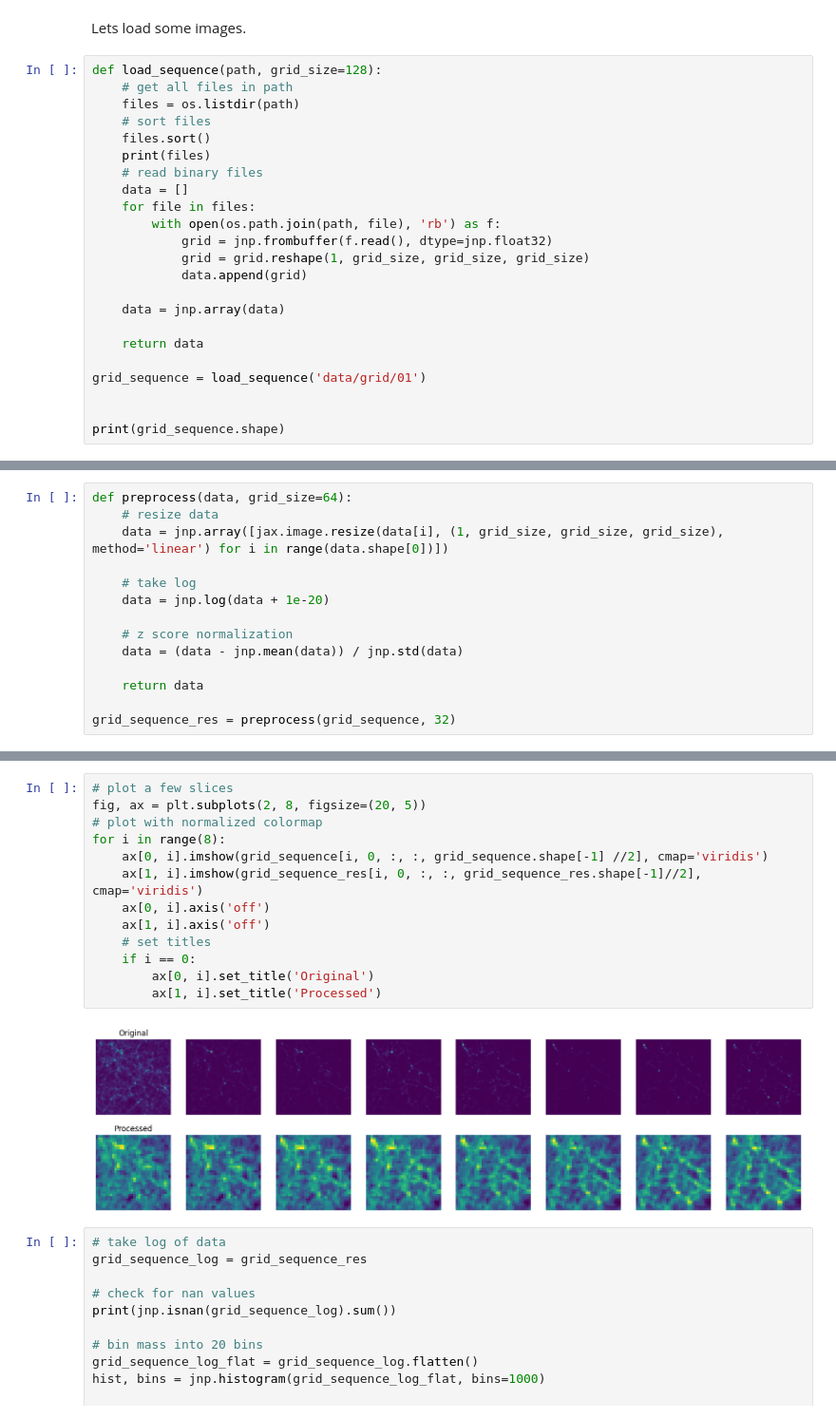
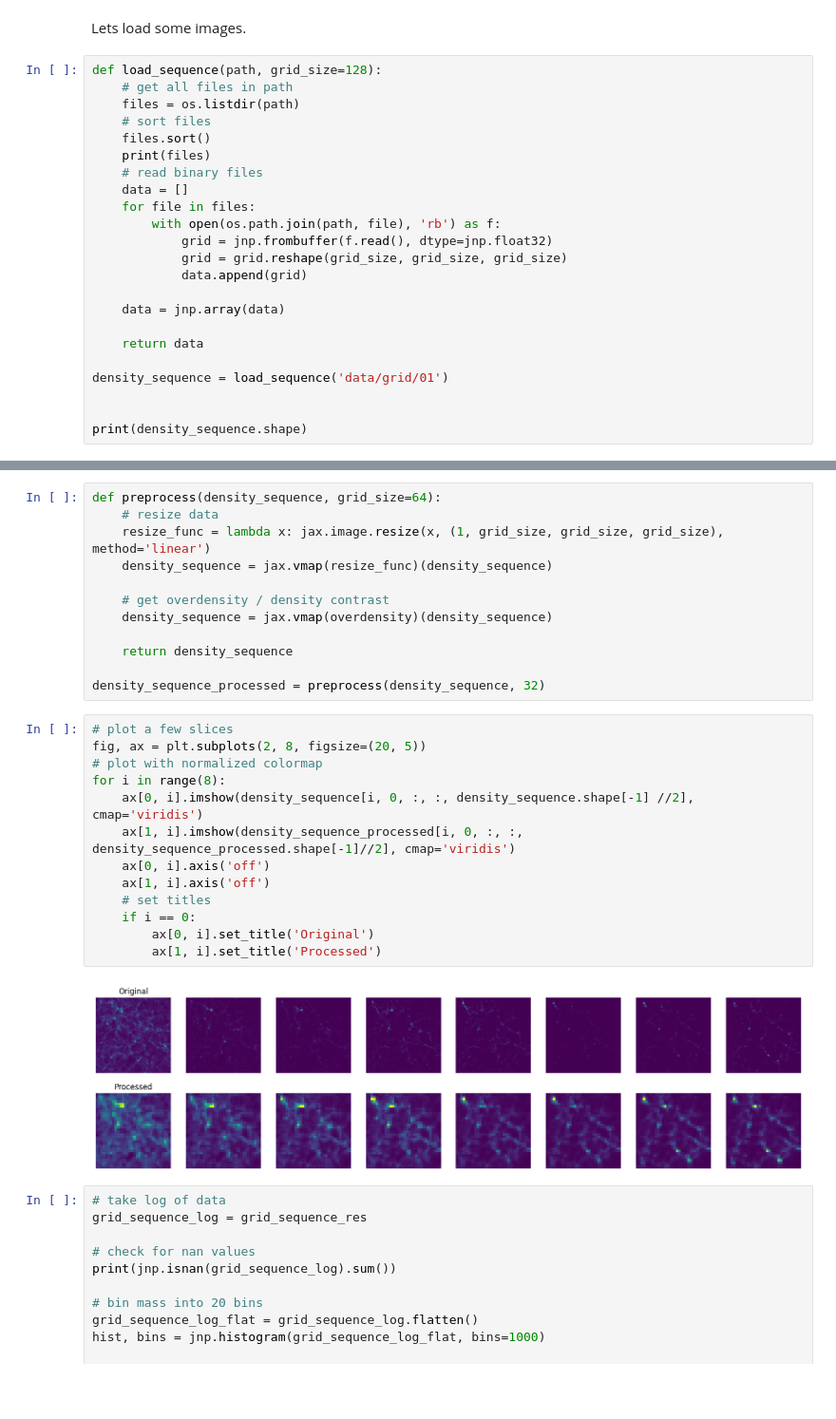
Before and after one commit to andrinr/IC-prediction, a Jupyter notebook: unet.ipynb, the cells around one changed output, grey strips where cells are left out. Shown: that part at 95% size. Saved outputs shown, nothing was run; the diff lists cells and outputs as text; blank space fills up the shorter version.

```diff
--- a/unet.ipynb
+++ b/unet.ipynb
@@ -17,16 +17,16 @@ def load_sequence(path, grid_size=128):
     for file in files:
         with open(os.path.join(path, file), 'rb') as f:
             grid = jnp.frombuffer(f.read(), dtype=jnp.float32)
-            grid = grid.reshape(1, grid_size, grid_size, grid_size)
+            grid = grid.reshape(grid_size, grid_size, grid_size)
             data.append(grid)
 
     data = jnp.array(data)
 
     return data
 
-grid_sequence = load_sequence('data/grid/01')
+density_sequence = load_sequence('data/grid/01')
 
 
-print(grid_sequence.shape)
+print(density_sequence.shape)
 # %% [output]
 ['example.00005.0', 'example.00010.0', 'example.00015.0', 'example.00020.0', 'example.00025.0', 'example.00030.0', 'example.00035.0', 'example.00040.0', 'example.00045.0', 'example.00050.0', 'example. ...
@@ -34,14 +33,0 @@ print(grid_sequence.shape)
-# %%
-def preprocess(data, grid_size=64):
-    # resize data
-    data = jnp.array([jax.image.resize(data[i], (1, grid_size, grid_size, grid_size), method='linear') for i in range(data.shape[0])])
-
-    # take log
-    data = jnp.log(data + 1e-20)
-
-    # z score normalization
-    data = (data - jnp.mean(data)) / jnp.std(data)
-
-    return data
-
-grid_sequence_res = preprocess(grid_sequence, 32)
@@ -48,18 +83,30 @@ grid_sequence_res = preprocess(grid_sequence, 32)
+# %%
+def preprocess(density_sequence, grid_size=64):
+    # resize data
+    resize_func = lambda x: jax.image.resize(x, (1, grid_size, grid_size, grid_size), method='linear')
+    density_sequence = jax.vmap(resize_func)(density_sequence)
+
+    # get overdensity / density contrast
+    density_sequence = jax.vmap(overdensity)(density_sequence)
+
+    return density_sequence
+
+density_sequence_processed = preprocess(density_sequence, 32)
 # %%
 # plot a few slices
 fig, ax = plt.subplots(2, 8, figsize=(20, 5))
 # plot with normalized colormap
 for i in range(8):
-    ax[0, i].imshow(grid_sequence[i, 0, :, :, grid_sequence.shape[-1] //2], cmap='viridis')
-    ax[1, i].imshow(grid_sequence_res[i, 0, :, :, grid_sequence_res.shape[-1]//2], cmap='viridis')
+    ax[0, i].imshow(density_sequence[i, 0, :, :, density_sequence.shape[-1] //2], cmap='viridis')
+    ax[1, i].imshow(density_sequence_processed[i, 0, :, :, density_sequence_processed.shape[-1]//2], cmap='viridis')
     ax[0, i].axis('off')
     ax[1, i].axis('off')
     # set titles
     if i == 0:
         ax[0, i].set_title('Original')
         ax[1, i].set_title('Processed')
 # %% [output]
-[figure, old version]
+[figure, new version]
 # %%
 # take log of data
 grid_sequence_log = grid_sequence_res
```
Also changed, not shown: parts of 2 cells of this notebook.
